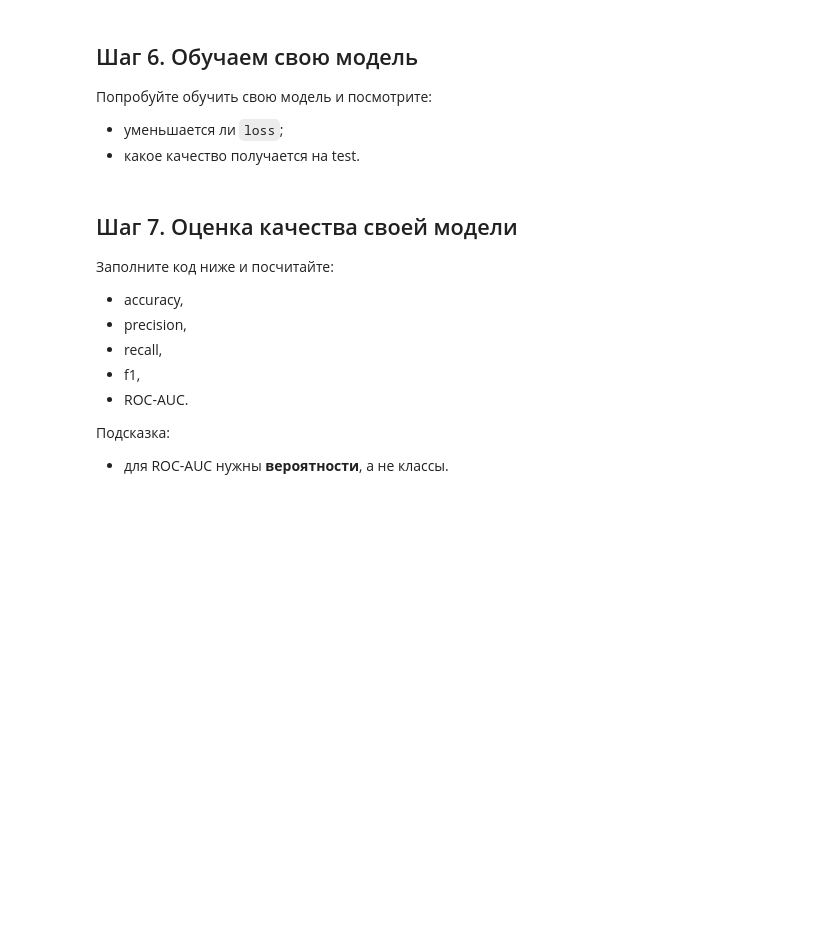
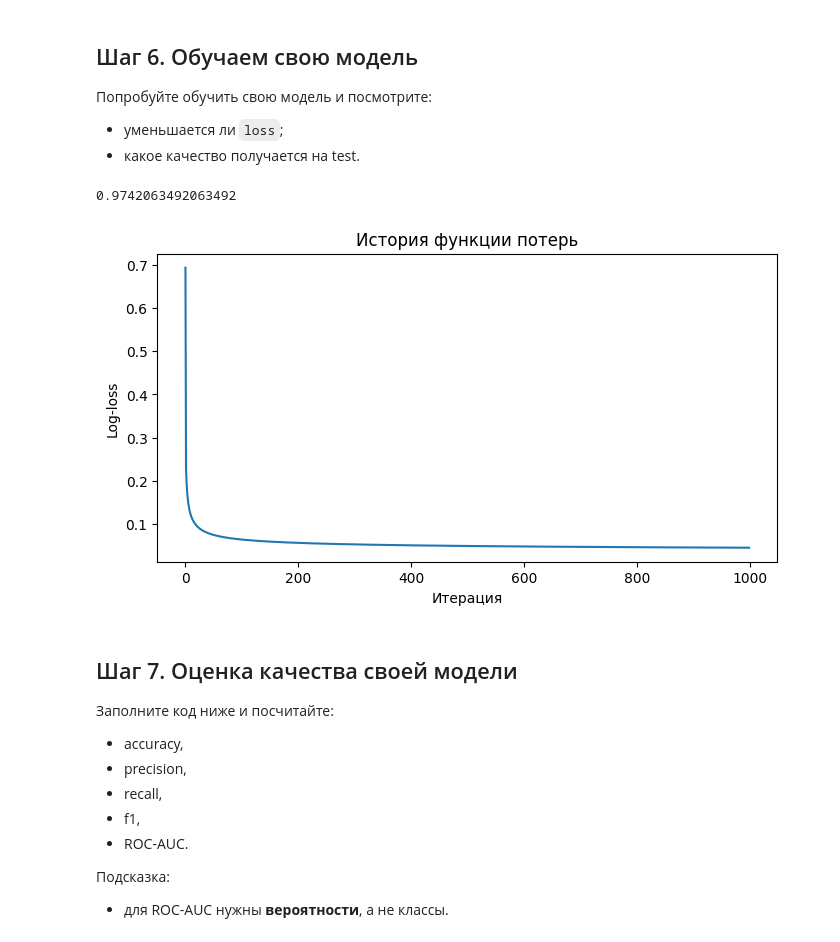
Before and after one commit to kirilyin/hwXX_, a Jupyter notebook: hw05_log_reg/logreg_practice_student.ipynb, the cells around one changed output. Drawn from its saved outputs; the diff is of its cells as text; code cells hidden in the pictures; blank space fills up the shorter version.

```diff
--- a/hw05_log_reg/logreg_practice_student.ipynb
+++ b/hw05_log_reg/logreg_practice_student.ipynb
@@ -208,7 +208,7 @@ sigmoid([-1, 0, 1]) = [0.26894142 0.5        0.73105858]
 # %%
 def compute_log_loss(y_true, y_pred_proba):
     y_pred_proba = np.clip(y_pred_proba,1e-15,1-1e-15)
-    loss = np.mean(
+    loss = -np.mean(
         np.log(y_pred_proba) * y_true +
         (1 - y_true) * np.log(1-y_pred_proba)
     )
@@ -287,17 +292,24 @@ class MyLogisticRegressionGD:
         # 2) в цикле вызовите forward_backward
         # 3) обновите параметры
         # 4) сохраните loss в self.loss_history
-        ...
+        self.w = np.zeros(n_features);
+        self.b = 0.0
+        for _ in range(self.n_iters):
+            p, loss, dw, db = forward_backward(X, y, self.w, self.b)
+            self.w-=dw*self.learning_rate
+            self.b-=db*self.learning_rate
+            self.loss_history.append(loss)
         return self
 
     def predict_proba(self, X):
         # YOUR CODE HERE
-        ...
+        z= X@self.w+self.b
+        proba= sigmoid(z)
         return proba
 
     def predict(self, X):
         # YOUR CODE HERE
-        ...
+        preds= (self.predict_proba(X) > self.threshold)
         return preds
 # %% [markdown]
 ## Шаг 6. Обучаем свою модель
@@ -307,21 +319,24 @@ class MyLogisticRegressionGD:
 - какое качество получается на test.
 # %%
 my_model = MyLogisticRegressionGD(
-    learning_rate=...,   # подберите разумное значение
-    n_iters=...,         # задайте число итераций
+    learning_rate=0.5,   # подберите разумное значение
+    n_iters=1000,         # задайте число итераций
     threshold=0.5
 )
 
 # YOUR CODE HERE
 # обучите модель
-...
-
+my_model.fit(X_train_scaled,y_train)
+print( roc_auc_score(y_test, my_model.predict(X_test_scaled)))
 plt.figure(figsize=(8, 4))
 plt.plot(my_model.loss_history)
 plt.title("История функции потерь")
 plt.xlabel("Итерация")
 plt.ylabel("Log-loss")
 plt.show()
+# %% [output]
+0.9742063492063492
+[figure, added]
 # %% [markdown]
 ## Шаг 7. Оценка качества своей модели
 
```
Also changed, not shown: parts of 9 cells of this notebook.
